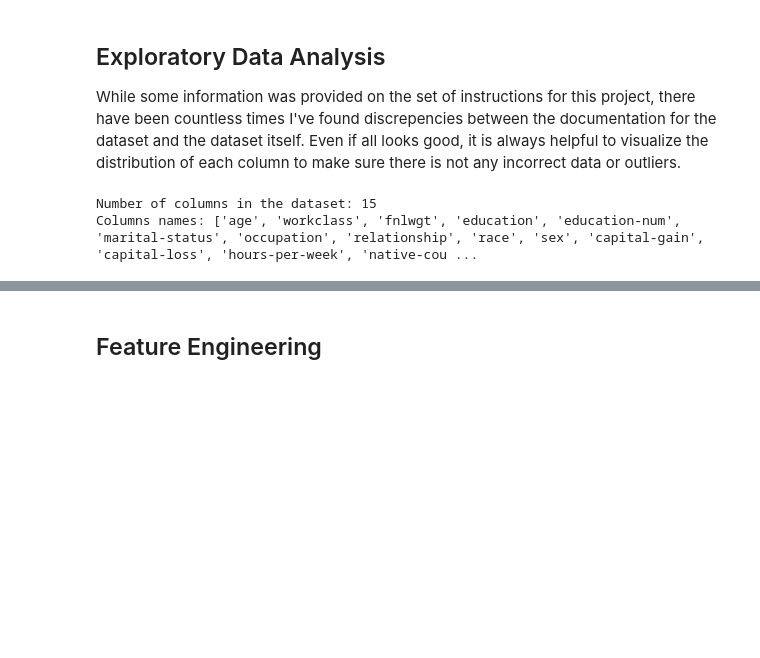
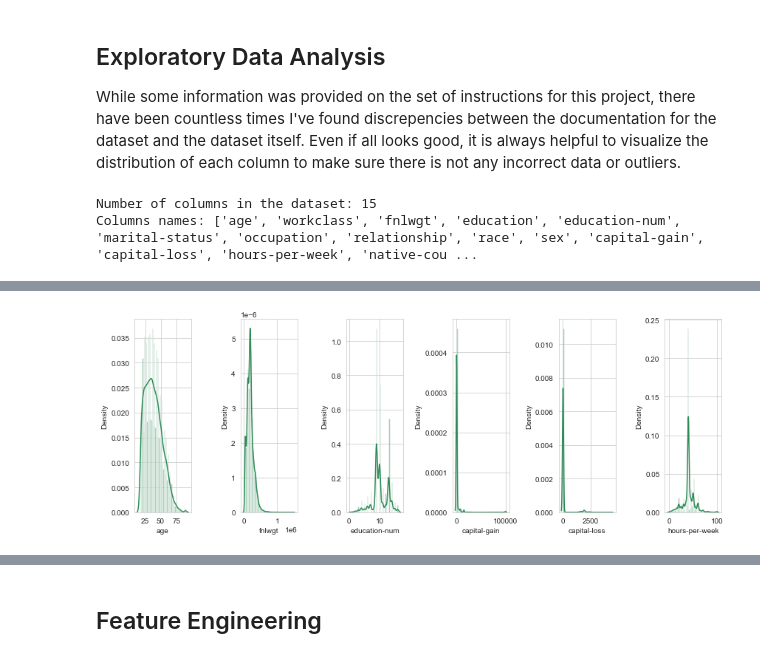
Before and after one commit to callistac/IncomePrediction, a Jupyter notebook: src/income_prediction.ipynb, the cells around one changed output, grey strips where cells are left out. Saved outputs shown, nothing was run; the diff lists cells and outputs as text; code cells hidden in the pictures; blank space fills up the shorter version.

```diff
--- a/src/income_prediction.ipynb
+++ b/src/income_prediction.ipynb
@@ -44,0 +92,18 @@ subplot = df_train.hist(layout=(5,4), figsize=(23,20), color='seagreen')
+# %%
+def kde(df, number_of_columns, number_of_rows, l):
+    '''
+    '''
+    plt.figure(figsize=(number_of_columns*2,5*number_of_rows))
+    for i in range(0,len(l)):
+        plt.subplot(number_of_rows + 1,number_of_columns,i+1)
+        sns.set_style('whitegrid')
+        sns.distplot(df[l[i]], kde=True, color='seagreen')
+        plt.tight_layout()
+# %%
+#l = df.columns.values[2:8] #selecting the first few numerical columns in the dataset
+number_of_columns=len(l)
+number_of_rows = int(len(l) - 1 / number_of_columns)
+
+kde(df_train, number_of_columns, number_of_rows, l)
+# %% [output]
+[figure, added]
```
Also changed, not shown: parts of 20 cells of this notebook.
